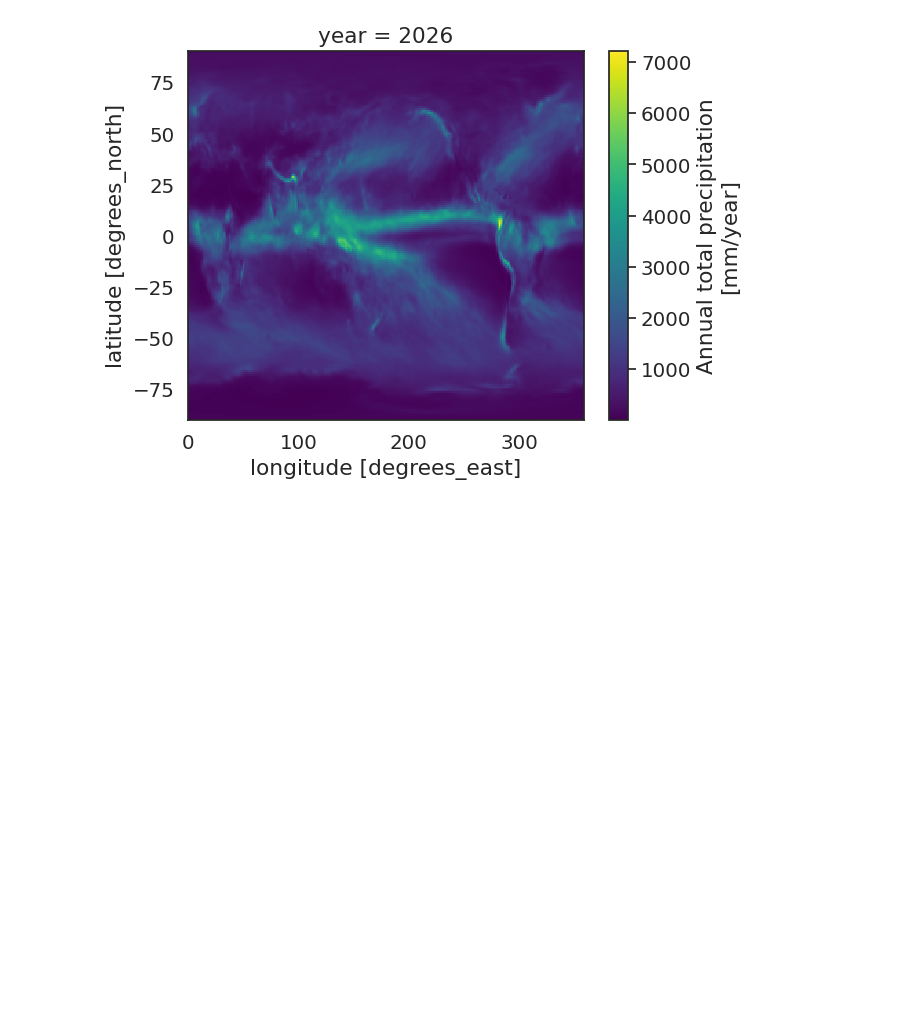
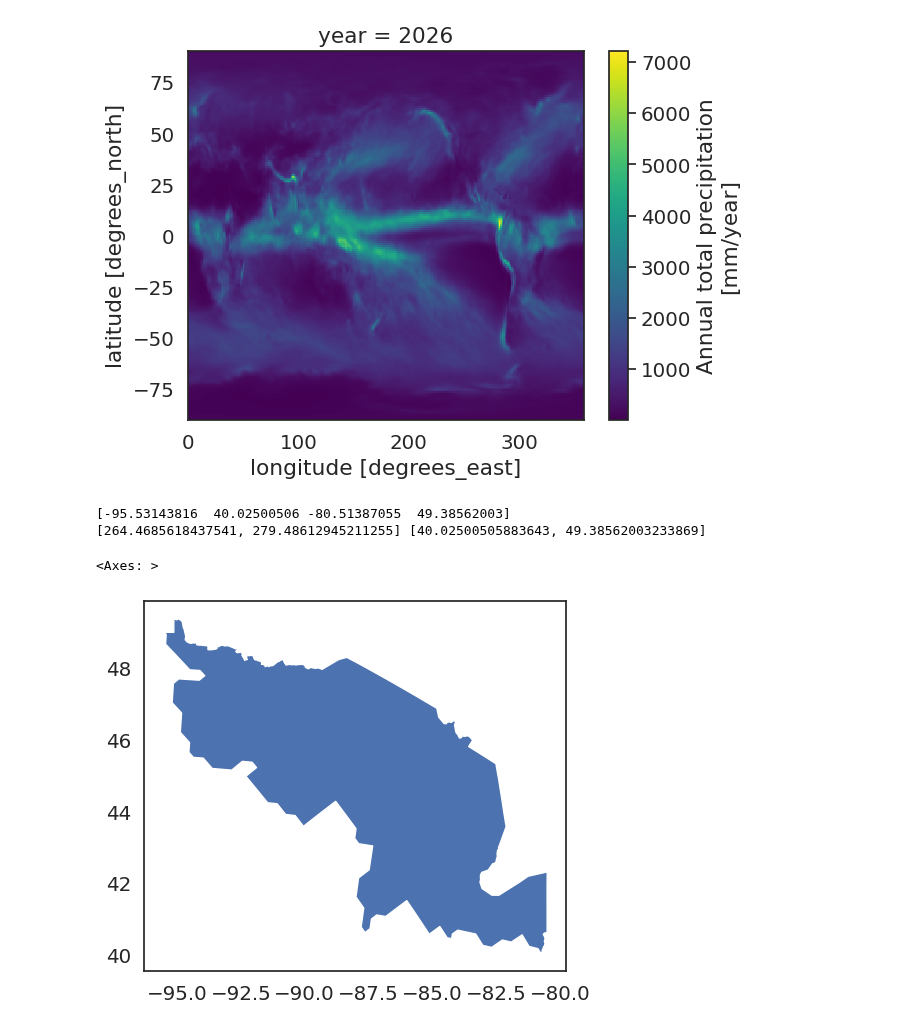
Before and after one commit to srm-ecology/climate_analogs, a Jupyter notebook: Python/L0/ExampleGraphs.ipynb, the cells around one changed output. Drawn from its saved outputs; the diff is of its cells as text; code cells hidden in the pictures; blank space fills up the shorter version.

Commit message:
Example graph commit update

```diff
--- a/Python/L0/ExampleGraphs.ipynb
+++ b/Python/L0/ExampleGraphs.ipynb
@@ -74,4 +74,25 @@ slice_2026.plot()
 <matplotlib.collections.QuadMesh at 0x...>
 [figure]
 # %%
-x
+#Masking with the Great Lakes NEON Domain (5)
+mask_path = "/mnt/research/nasabio/data/neon_domains/NEON_Domains.shp"
+
+NEON_sites = gpd.read_file(mask_path)
+NEON_sites.head()
+great_lakes = NEON_sites[NEON_sites.domainName == "Great Lakes"]
+
+print(great_lakes.total_bounds)
+#We need to change these coordinates, with negative longitude, to the ones that the netcdf file uses, because it is always positive.
+lon = [float(great_lakes.total_bounds[0]) + 360, float(great_lakes.total_bounds[2]) + 360]
+lat = [float(great_lakes.total_bounds[1]), float(great_lakes.total_bounds[3])]
+print(lon, lat)
+
+
+great_lakes.plot()
+
+#Shows the mask of the great lakes region.
+# %% [output]
+[-95.53143816  40.02500506 -80.51387055  49.38562003]
+[264.4685618437541, 279.48612945211255] [40.02500505883643, 49.38562003233869]
+<Axes: >
+[figure, added]
```
Also changed, not shown: parts of 2 cells of this notebook.
